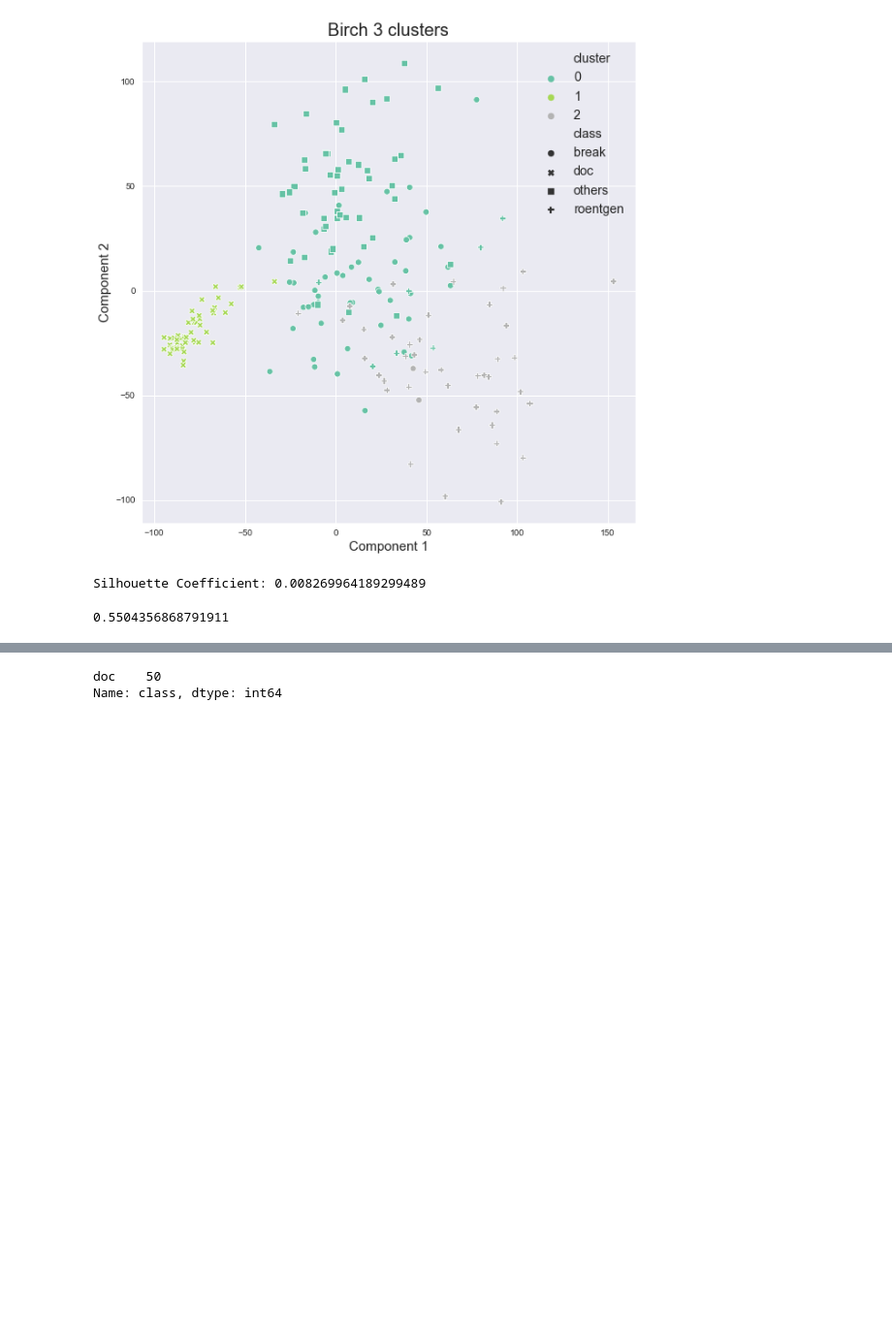
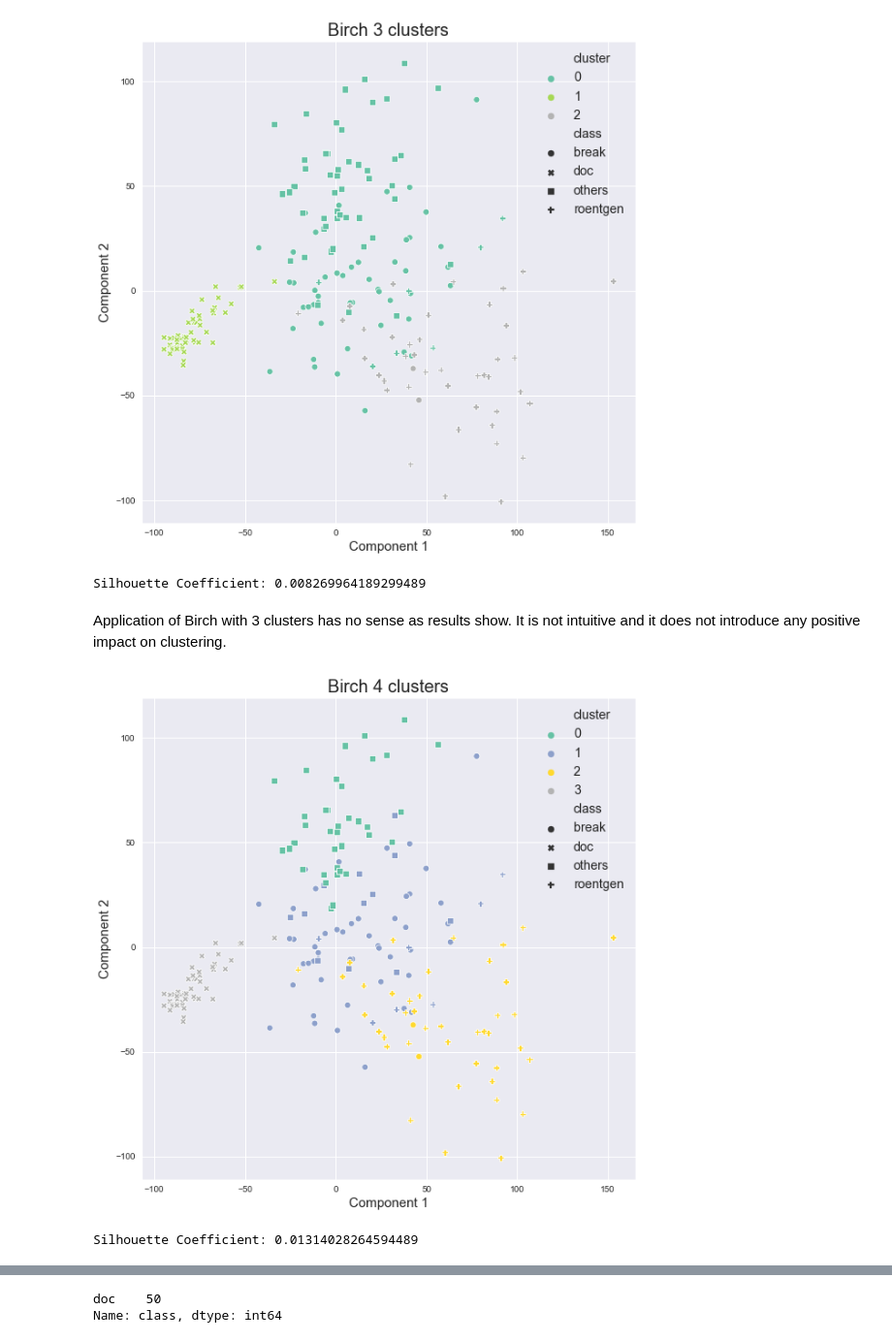
Before and after one commit to michaelwozniak/unsupervised-machine-learning-project-number-1, a Jupyter notebook: jupyter notebooks/paper_ul1_wozniak_wrzesinski.ipynb, the cells around one changed output, grey strips where cells are left out. Shown at 97% size. Saved outputs shown, nothing was run; the diff lists cells and outputs as text; code cells hidden in the pictures; blank space fills up the shorter version.

```diff
--- a/jupyter notebooks/paper_ul1_wozniak_wrzesinski.ipynb
+++ b/jupyter notebooks/paper_ul1_wozniak_wrzesinski.ipynb
@@ -525,7 +611,13 @@ print("Silhouette Coefficient:",sil)
 # %% [output]
 [figure]
 Silhouette Coefficient: 0.008269964189299489
-# %%
-adjusted_rand_score(birch1.fit_predict(df.iloc[:,:-1]),birch2.fit_predict(df.iloc[:,:-1]))
-# %% [output]
-0.5504356868791911
+# %% [markdown]
+Application of Birch with 3 clusters has no sense as results show. It is not intuitive and it does not introduce any positive impact on clustering.
+# %%
+birch4 = Birch(n_clusters=4,  branching_factor = 50, threshold=0.5)
+clustering_plot(birch4,"Birch 4 clusters")
+sil = silhouette_score(df.iloc[:,:-1], birch4.fit_predict(df.iloc[:,:-1]), metric='euclidean')
+print("Silhouette Coefficient:",sil)
+# %% [output]
+[figure, added]
+Silhouette Coefficient: 0.01314028264594489
```
Also changed, not shown: parts of 61 cells of this notebook.
